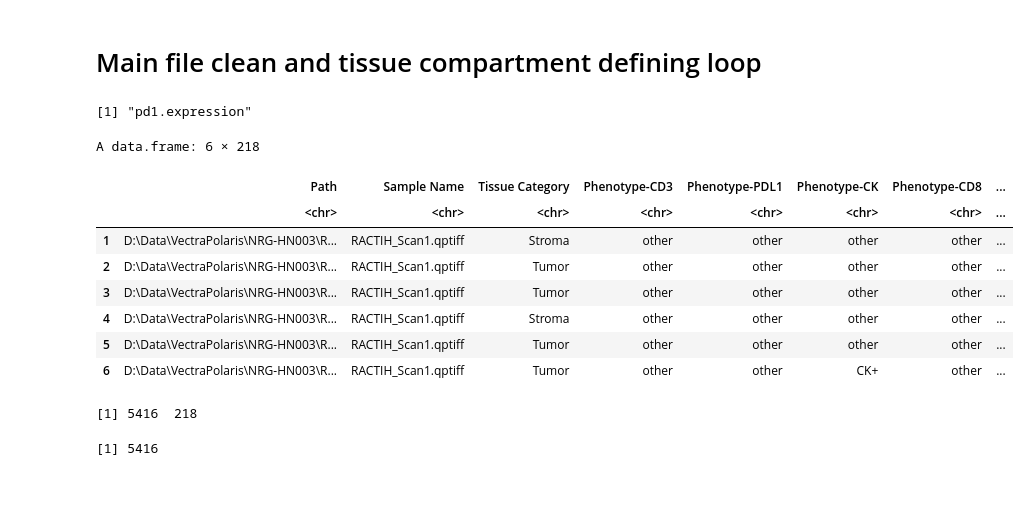
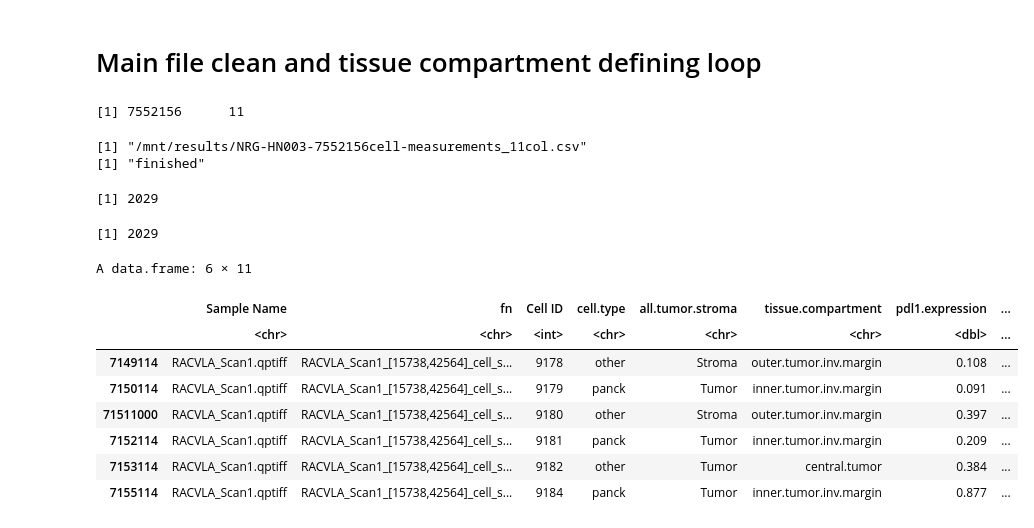
Before and after one commit to KidElectric/173-BFerris-NRG-HN003-Vectra, a Jupyter notebook: 01_R_try_phenopter_tumor_margin_tests.ipynb, the cells around one changed output. Drawn from its saved outputs; the diff is of its cells as text; code cells hidden in the pictures; blank space fills up the shorter version.

```diff
--- a/01_R_try_phenopter_tumor_margin_tests.ipynb
+++ b/01_R_try_phenopter_tumor_margin_tests.ipynb
@@ -432,24 +439,34 @@ head(df)
 # %%
-head(df)
+stopped.at <- 'RACVLA_Scan1_[15738,42564]_cell_seg_data.txt'
+# %% [output]
+[1] 7552156      11
+# %%
+fn <- file.path(results,sprintf('NRG-HN003-%dcell-measurements_%dcol.csv',dim(df)[1],dim(df)[2]))
+print(fn)
+write.csv(df,fn)
+print('finished')
+# %% [output]
+[1] "/mnt/results/NRG-HN003-7552156cell-measurements_11col.csv"
+[1] "finished"
 # %%
-keep.cols[!(keep.cols %in% colnames(sub)) ]
+i <- 1:length(fns)
+stopped.at <- 'RACVLA_Scan1_[15738,42564]_cell_seg_data.txt'
+i[fns == stopped.at]
 # %% [output]
-[1] "pd1.expression"
+[1] 2029
 # %%
-head(clean.csd)
+length(unique(df$fn))
 # %% [output]
-A data.frame: 6 × 218
+[1] 2029
-|  | Path | Sample Name | Tissue Category | Phenotype-CD3 | Phenotype-PDL1 | Phenotype-CK | Phenotype-CD8 | ... |
-|  | <chr> | <chr> | <chr> | <chr> | <chr> | <chr> | <chr> | ... |
-| 1 | D:\Data\VectraPolaris\NRG-HN003\R... | RACTIH_Scan1.qptiff | Stroma | other | other | other | other | ... |
-| 2 | D:\Data\VectraPolaris\NRG-HN003\R... | RACTIH_Scan1.qptiff | Tumor | other | other | other | other | ... |
-| 3 | D:\Data\VectraPolaris\NRG-HN003\R... | RACTIH_Scan1.qptiff | Tumor | other | other | other | other | ... |
-| 4 | D:\Data\VectraPolaris\NRG-HN003\R... | RACTIH_Scan1.qptiff | Stroma | other | other | other | other | ... |
-| 5 | D:\Data\VectraPolaris\NRG-HN003\R... | RACTIH_Scan1.qptiff | Tumor | other | other | other | other | ... |
-| 6 | D:\Data\VectraPolaris\NRG-HN003\R... | RACTIH_Scan1.qptiff | Tumor | other | other | CK+ | other | ... |
 # %%
-dim(clean.csd)
-sum(df[1,2:5])
+tail(df)
 # %% [output]
-[1] 5416  218
+A data.frame: 6 × 11
-[1] 5416
+|  | Sample Name | fn | Cell ID | cell.type | all.tumor.stroma | tissue.compartment | pdl1.expression | ... |
+|  | <chr> | <chr> | <int> | <chr> | <chr> | <chr> | <dbl> | ... |
+| 7149114 | RACVLA_Scan1.qptiff | RACVLA_Scan1_[15738,42564]_cell_s... | 9178 | other | Stroma | outer.tumor.inv.margin | 0.108 | ... |
+| 7150114 | RACVLA_Scan1.qptiff | RACVLA_Scan1_[15738,42564]_cell_s... | 9179 | panck | Tumor | inner.tumor.inv.margin | 0.091 | ... |
+| 71511000 | RACVLA_Scan1.qptiff | RACVLA_Scan1_[15738,42564]_cell_s... | 9180 | other | Stroma | outer.tumor.inv.margin | 0.397 | ... |
+| 7152114 | RACVLA_Scan1.qptiff | RACVLA_Scan1_[15738,42564]_cell_s... | 9181 | panck | Tumor | inner.tumor.inv.margin | 0.209 | ... |
+| 7153114 | RACVLA_Scan1.qptiff | RACVLA_Scan1_[15738,42564]_cell_s... | 9182 | other | Tumor | central.tumor | 0.384 | ... |
+| 7155114 | RACVLA_Scan1.qptiff | RACVLA_Scan1_[15738,42564]_cell_s... | 9184 | panck | Tumor | inner.tumor.inv.margin | 0.877 | ... |
```
Also changed, not shown: parts of 2 cells of this notebook, 1 other file.
